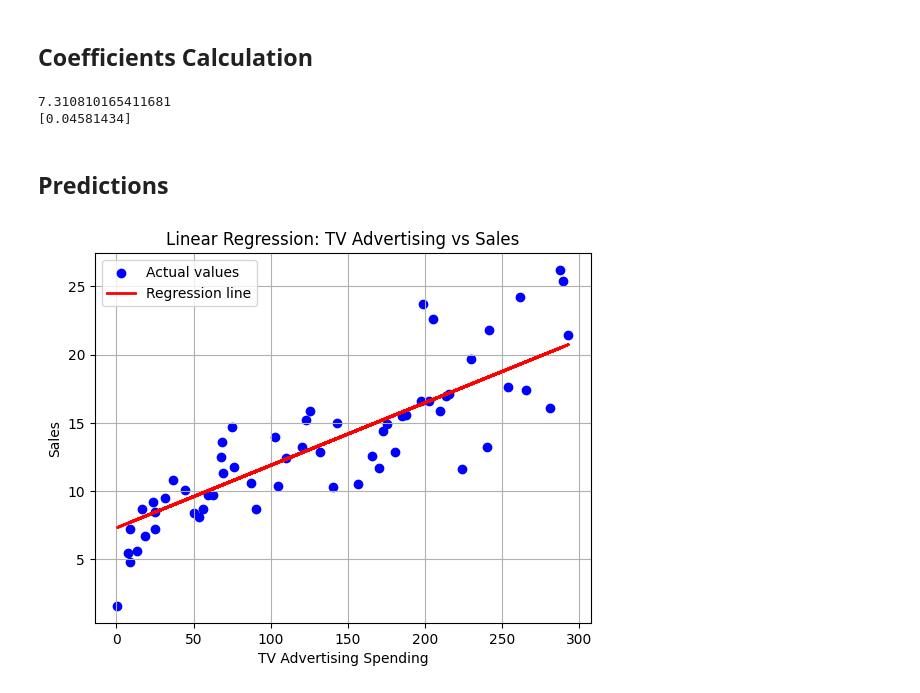
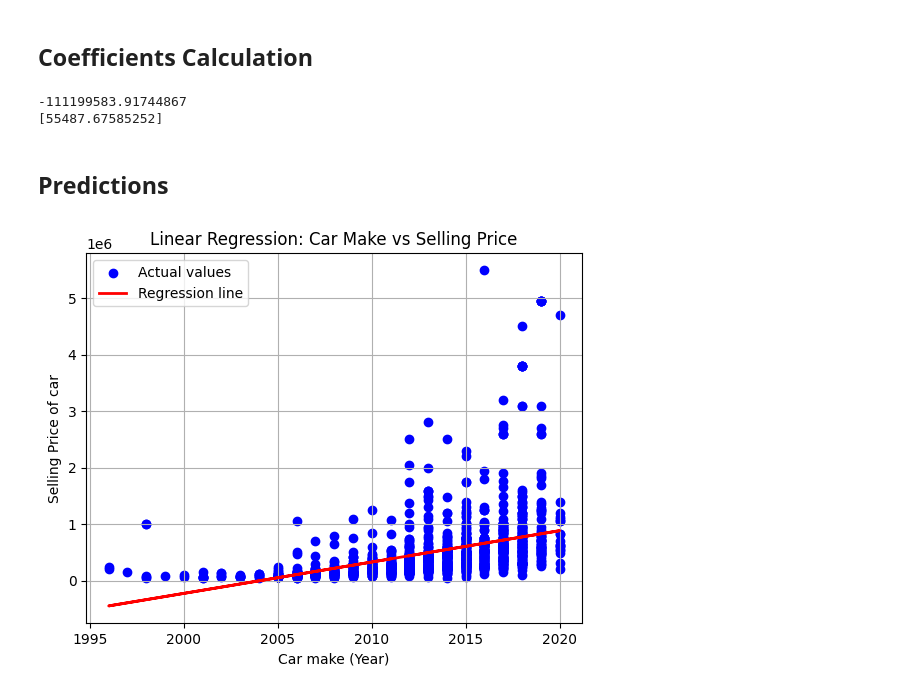
Before and after one commit to divyansh-ag-03/IAIML, a Jupyter notebook: IAIML_Experiment_6.ipynb, the cells around one changed output. Drawn from its saved outputs; the diff is of its cells as text; code cells hidden in the pictures.

```diff
--- a/IAIML_Experiment_6.ipynb
+++ b/IAIML_Experiment_6.ipynb
@@ -9,2 +5,5 @@ advertising = pd.read_csv(url)
+# %%
+url  = "https://raw.githubusercontent.com/divyansh-ag-03/IAIML/main/Datasets/CAR%20DETAILS%20FROM%20CAR%20DEKHO.csv"
+CarDekho = pd.read_csv(url)
 # %%
 # Display the first 5 rows
@@ -49,6 +54,6 @@ $y = c + m_1 \times TV$
 The $m$ values are called the model **coefficients** or **model parameters**.
 # %%
 # Putting feature variable to X
-X = advertising['TV']
+X = CarDekho['year']
 X.head()
 # %% [output]
@@ -61,5 +66,5 @@ Name: TV, dtype: float64
 # %%
 # Putting response variable to y
-y = advertising['Sales']
+y = CarDekho['selling_price']
 y.head()
 # %% [output]
@@ -117,8 +123,8 @@ LinearRegression()
 print(lr.intercept_)
 print(lr.coef_)
 # %% [output]
-7.310810165411681
-[0.04581434]
+-111199583.91744867
+[55487.67585252]
 # %% [markdown]
 ## Predictions
 # %%
@@ -127,18 +133,18 @@ y_pred = lr.predict(X_test)
 # %%
 import matplotlib.pyplot as plt
 
 # Scatter plot
 plt.scatter(X_test, y_test, c='blue', label='Actual values')
 
 # Regression line
 plt.plot(X_test, y_pred, color='red', linewidth=2, label='Regression line')
 
 # Labels and title
-plt.xlabel('TV Advertising Spending')
-plt.ylabel('Sales')
-plt.title('Linear Regression: TV Advertising vs Sales')
+plt.xlabel('Car make (Year)')
+plt.ylabel('Selling Price of car')
+plt.title('Linear Regression: Car Make vs Selling Price')
 plt.legend()
 plt.grid(True)
 plt.show()
 # %% [output]
-[figure, old version]
+[figure, new version]
```
Also changed, not shown: parts of 10 cells of this notebook.
